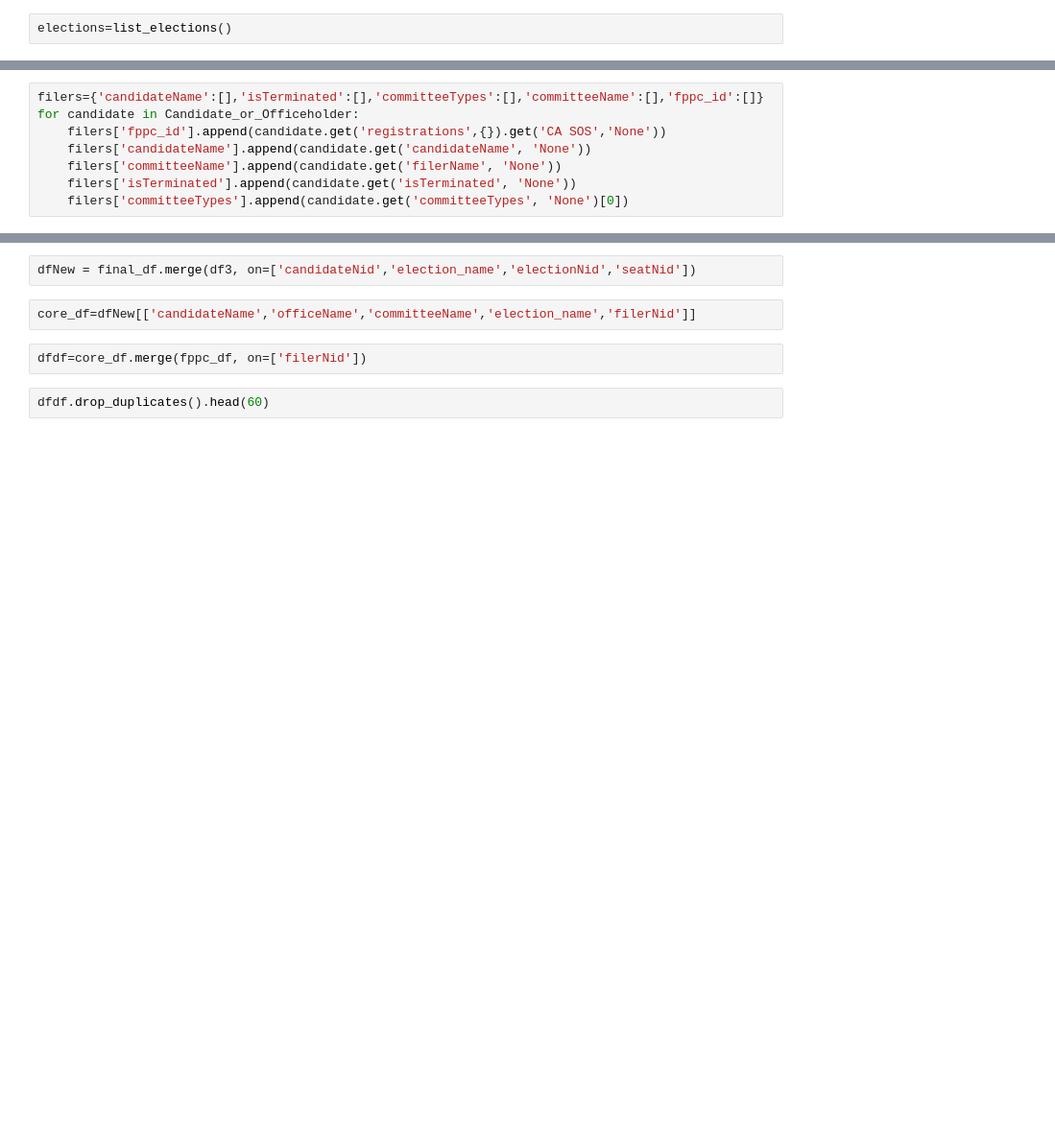
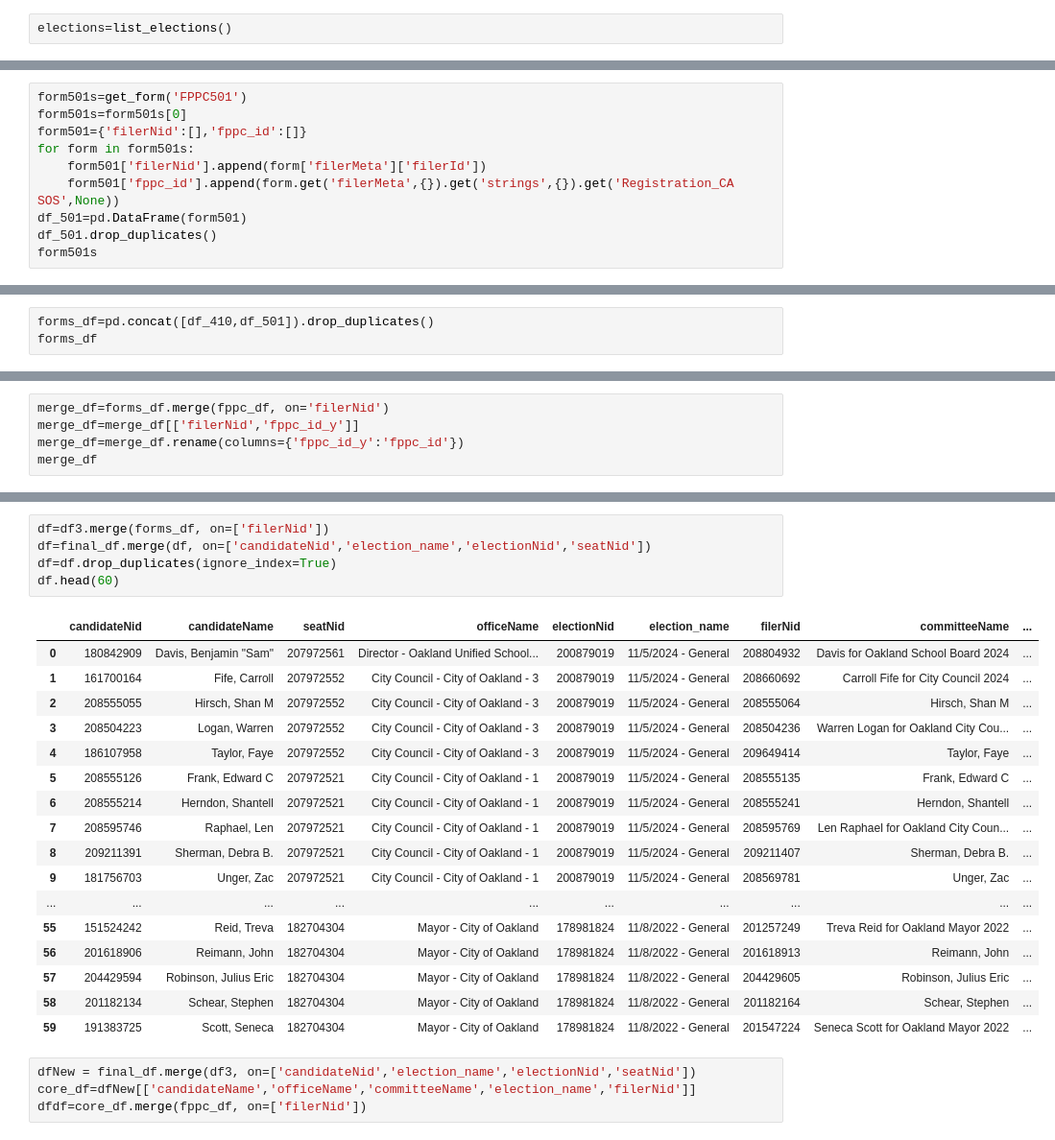
Before and after one commit to FrancisDoran/candidate-table, a Jupyter notebook: francis-testing.ipynb, the cells around one changed output, grey strips where cells are left out. Shown at 96% size. Saved outputs shown, nothing was run; the diff lists cells and outputs as text; blank space fills up the shorter version.

Commit message:
tables

```diff
--- a/francis-testing.ipynb
+++ b/francis-testing.ipynb
@@ -93,0 +171,10 @@ elections=list_elections()
+# %%
+form501s=get_form('FPPC501')
+form501s=form501s[0]
+form501={'filerNid':[],'fppc_id':[]}
+for form in form501s:
+    form501['filerNid'].append(form['filerMeta']['filerId'])
+    form501['fppc_id'].append(form.get('filerMeta',{}).get('strings',{}).get('Registration_CA SOS',None))
+df_501=pd.DataFrame(form501)
+df_501.drop_duplicates()
+form501s
@@ -93,0 +199,3 @@ elections=list_elections()
+# %%
+forms_df=pd.concat([df_410,df_501]).drop_duplicates()
+forms_df
@@ -136,8 +237,5 @@ Primarily_Formed_Measure=[item for item in filers_response if item['committeeTyp
-# %%
-filers={'candidateName':[],'isTerminated':[],'committeeTypes':[],'committeeName':[],'fppc_id':[]}
-for candidate in Candidate_or_Officeholder:
-    filers['fppc_id'].append(candidate.get('registrations',{}).get('CA SOS','None'))
-    filers['candidateName'].append(candidate.get('candidateName', 'None'))
-    filers['committeeName'].append(candidate.get('filerName', 'None'))
-    filers['isTerminated'].append(candidate.get('isTerminated', 'None'))
-    filers['committeeTypes'].append(candidate.get('committeeTypes', 'None')[0])
+# %%
+merge_df=forms_df.merge(fppc_df, on='filerNid')
+merge_df=merge_df[['filerNid','fppc_id_y']]
+merge_df=merge_df.rename(columns={'fppc_id_y':'fppc_id'})
+merge_df
@@ -183,8 +324,27 @@ df3=previous_df
+# %%
+df=df3.merge(forms_df, on=['filerNid'])
+df=final_df.merge(df, on=['candidateNid','election_name','electionNid','seatNid'])
+df=df.drop_duplicates(ignore_index=True)
+df.head(60)
+# %% [output]
+|  | candidateNid | candidateName | seatNid | officeName | electionNid | election_name | filerNid | committeeName | ... |
+| 0 | 180842909 | Davis, Benjamin "Sam" | 207972561 | Director - Oakland Unified School... | 200879019 | 11/5/2024 - General | 208804932 | Davis for Oakland School Board 2024 | ... |
+| 1 | 161700164 | Fife, Carroll | 207972552 | City Council - City of Oakland - 3 | 200879019 | 11/5/2024 - General | 208660692 | Carroll Fife for City Council 2024 | ... |
+| 2 | 208555055 | Hirsch, Shan M | 207972552 | City Council - City of Oakland - 3 | 200879019 | 11/5/2024 - General | 208555064 | Hirsch, Shan M | ... |
+| 3 | 208504223 | Logan, Warren | 207972552 | City Council - City of Oakland - 3 | 200879019 | 11/5/2024 - General | 208504236 | Warren Logan for Oakland City Cou... | ... |
+| 4 | 186107958 | Taylor, Faye | 207972552 | City Council - City of Oakland - 3 | 200879019 | 11/5/2024 - General | 209649414 | Taylor, Faye | ... |
+| 5 | 208555126 | Frank, Edward C | 207972521 | City Council - City of Oakland - 1 | 200879019 | 11/5/2024 - General | 208555135 | Frank, Edward C | ... |
+| 6 | 208555214 | Herndon, Shantell | 207972521 | City Council - City of Oakland - 1 | 200879019 | 11/5/2024 - General | 208555241 | Herndon, Shantell | ... |
+| 7 | 208595746 | Raphael, Len | 207972521 | City Council - City of Oakland - 1 | 200879019 | 11/5/2024 - General | 208595769 | Len Raphael for Oakland City Coun... | ... |
+| 8 | 209211391 | Sherman, Debra B. | 207972521 | City Council - City of Oakland - 1 | 200879019 | 11/5/2024 - General | 209211407 | Sherman, Debra B. | ... |
+| 9 | 181756703 | Unger, Zac | 207972521 | City Council - City of Oakland - 1 | 200879019 | 11/5/2024 - General | 208569781 | Unger, Zac | ... |
+| ... | ... | ... | ... | ... | ... | ... | ... | ... | ... |
+| 55 | 151524242 | Reid, Treva | 182704304 | Mayor - City of Oakland | 178981824 | 11/8/2022 - General | 201257249 | Treva Reid for Oakland Mayor 2022 | ... |
+| 56 | 201618906 | Reimann, John | 182704304 | Mayor - City of Oakland | 178981824 | 11/8/2022 - General | 201618913 | Reimann, John | ... |
+| 57 | 204429594 | Robinson, Julius Eric | 182704304 | Mayor - City of Oakland | 178981824 | 11/8/2022 - General | 204429605 | Robinson, Julius Eric | ... |
+| 58 | 201182134 | Schear, Stephen | 182704304 | Mayor - City of Oakland | 178981824 | 11/8/2022 - General | 201182164 | Schear, Stephen | ... |
+| 59 | 191383725 | Scott, Seneca | 182704304 | Mayor - City of Oakland | 178981824 | 11/8/2022 - General | 201547224 | Seneca Scott for Oakland Mayor 2022 | ... |
 # %%
 dfNew = final_df.merge(df3, on=['candidateNid','election_name','electionNid','seatNid'])
+core_df=dfNew[['candidateName','officeName','committeeName','election_name','filerNid']]
+dfdf=core_df.merge(fppc_df, on=['filerNid'])
-# %%
-core_df=dfNew[['candidateName','officeName','committeeName','election_name','filerNid']]
-# %%
-dfdf=core_df.merge(fppc_df, on=['filerNid'])
-# %%
-dfdf.drop_duplicates().head(60)
```
Also changed, not shown: parts of 13 cells of this notebook.
